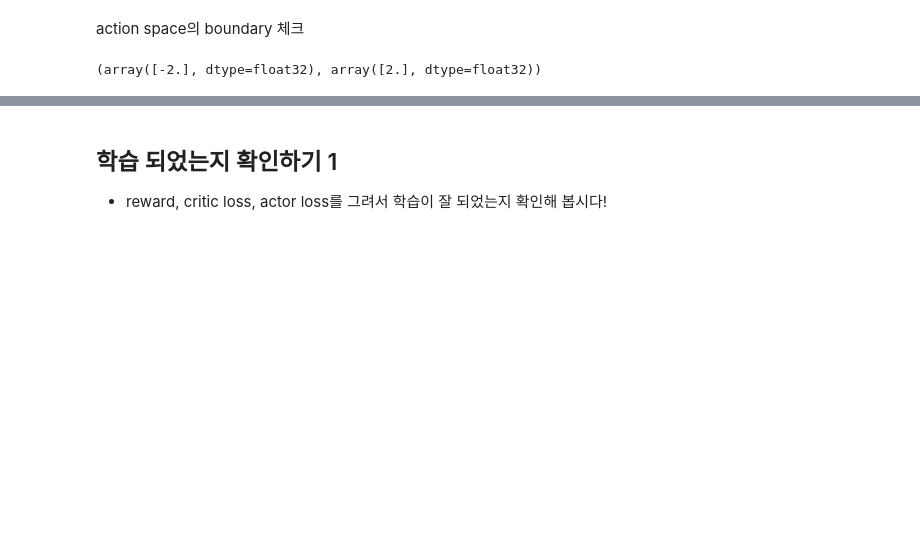
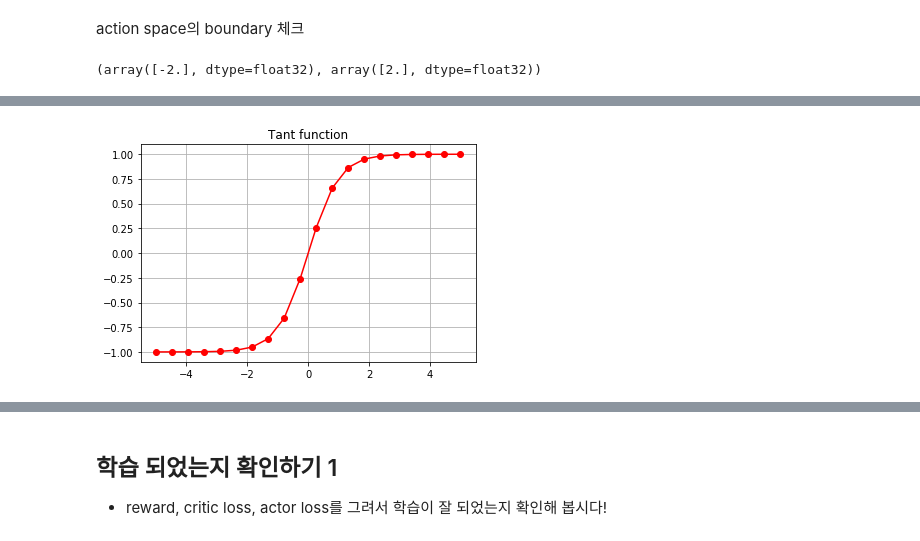
Before and after one commit to cu-rie/gym-poly-reactor-rl, a Jupyter notebook: DDPG_tutorial/DDPG_tutorial.ipynb, the cells around one changed output, grey strips where cells are left out. Saved outputs shown, nothing was run; the diff lists cells and outputs as text; code cells hidden in the pictures; blank space fills up the shorter version.

```diff
--- a/DDPG_tutorial/DDPG_tutorial.ipynb
+++ b/DDPG_tutorial/DDPG_tutorial.ipynb
@@ -59,3 +70,12 @@ Critic : state와 action을 기반으로 가치를 평가해주는 네트워크
+# %%
+x = np.linspace(-5, 5, 20)
+y = np.tanh(x)
+plt.plot(x, y, color='red', marker="o")
+plt.title("Tant function")
+plt.grid()
+plt.show()
+# %% [output]
+[figure, added]
 # %%
 class Actor(nn.Module):
     def __init__(self, state_dim, action_dim, hidden_dim=[64, 64]):
```
Also changed, not shown: parts of 22 cells of this notebook, 1 other file.
